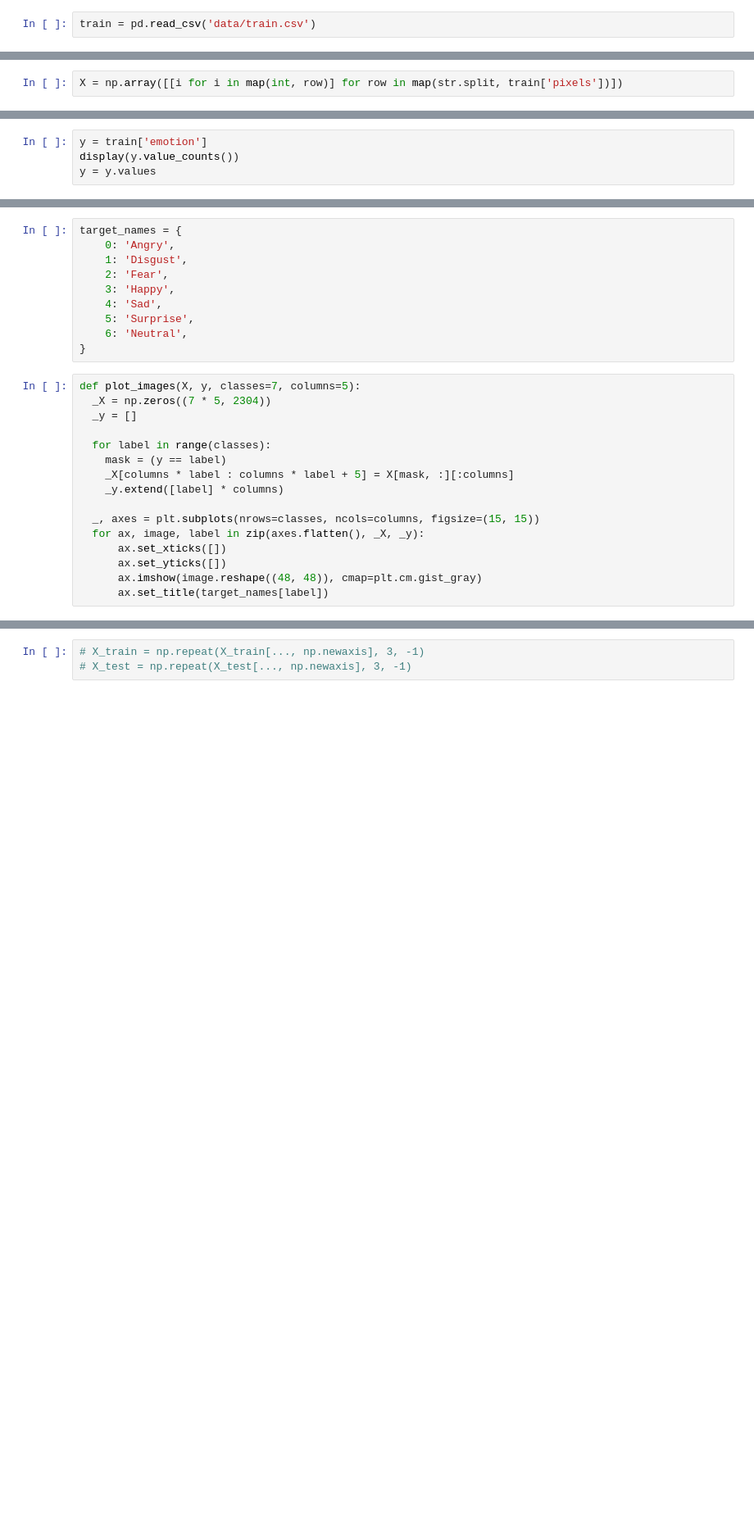
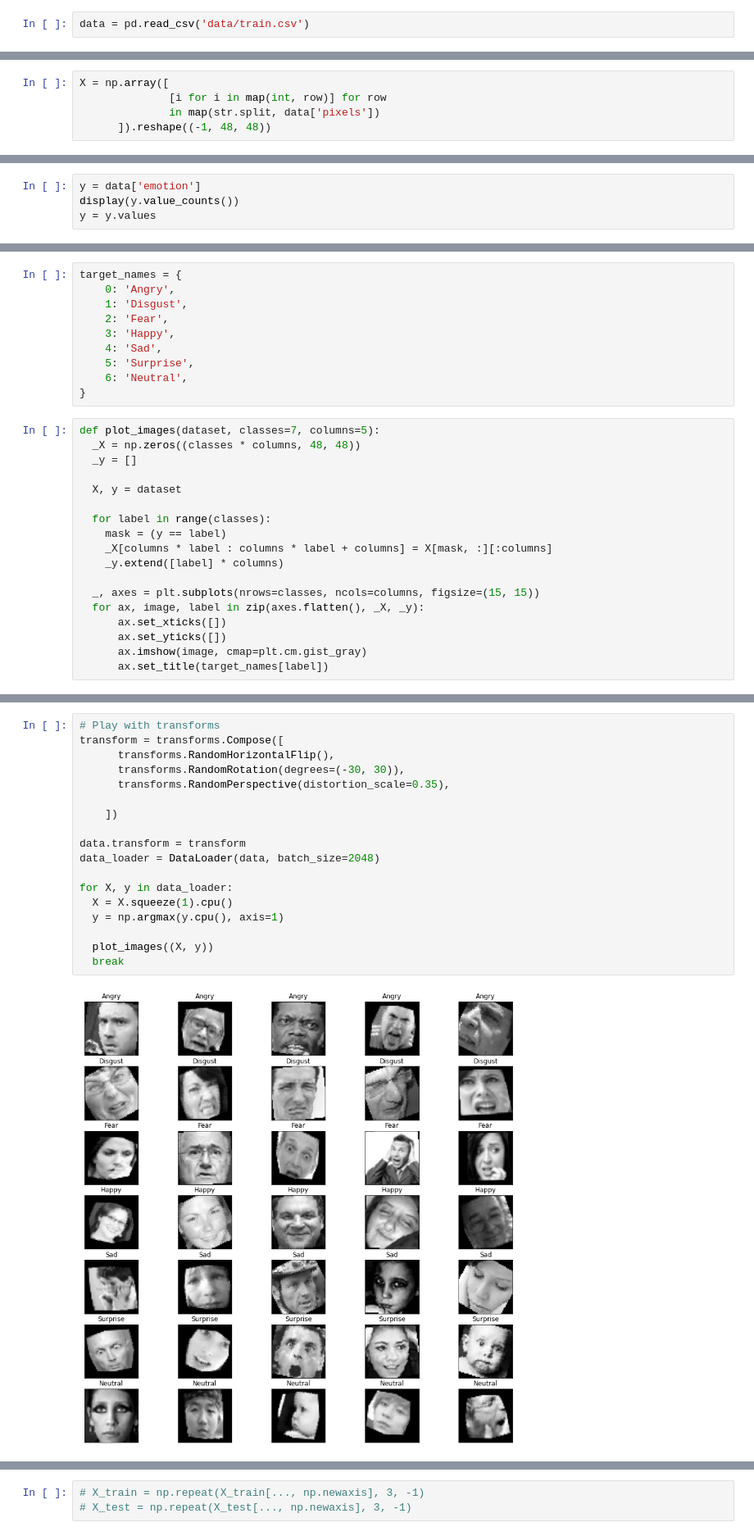
Before and after one commit to Stanislav-3/EmotionsClassifier, a Jupyter notebook: EmotionsClassifier.ipynb, the cells around one changed output, grey strips where cells are left out. Shown at 82% size. Drawn from its saved outputs; the diff is of its cells as text; blank space fills up the shorter version.

Commit message:
Add custom Dataset & improve DataLoader

```diff
--- a/EmotionsClassifier.ipynb
+++ b/EmotionsClassifier.ipynb
@@ -31,5 +34,5 @@ device(type='cuda')
 # %% [markdown]
 # Data extraction and preprocessing
 # %%
-train = pd.read_csv('data/train.csv')
+data = pd.read_csv('data/train.csv')
 # %%
@@ -56,7 +59,10 @@ Data columns (total 2 columns):
 dtypes: int64(1), object(1)
 memory usage: 448.7+ KB
 # %%
-X = np.array([[i for i in map(int, row)] for row in map(str.split, train['pixels'])])
+X = np.array([
+              [i for i in map(int, row)] for row
+              in map(str.split, data['pixels'])
+      ]).reshape((-1, 48, 48))
 # %%
 X
 # %% [output]
@@ -74,5 +90,5 @@ X.shape
 # %%
-y = train['emotion']
+y = data['emotion']
 display(y.value_counts())
 y = y.values
 # %% [output]
@@ -97,18 +161,20 @@ target_names = {
     6: 'Neutral',
 }
 # %%
-def plot_images(X, y, classes=7, columns=5):
-  _X = np.zeros((7 * 5, 2304))
+def plot_images(dataset, classes=7, columns=5):
+  _X = np.zeros((classes * columns, 48, 48))
   _y = []
+
+  X, y = dataset
 
   for label in range(classes):
     mask = (y == label)
-    _X[columns * label : columns * label + 5] = X[mask, :][:columns]
+    _X[columns * label : columns * label + columns] = X[mask, :][:columns]
     _y.extend([label] * columns)
 
   _, axes = plt.subplots(nrows=classes, ncols=columns, figsize=(15, 15))
   for ax, image, label in zip(axes.flatten(), _X, _y):
       ax.set_xticks([])
       ax.set_yticks([])
-      ax.imshow(image.reshape((48, 48)), cmap=plt.cm.gist_gray)
+      ax.imshow(image, cmap=plt.cm.gist_gray)
       ax.set_title(target_names[label])
@@ -118,0 +185,20 @@ plot_images(X, y)
+# %%
+# Play with transforms
+transform = transforms.Compose([
+      transforms.RandomHorizontalFlip(),
+      transforms.RandomRotation(degrees=(-30, 30)),
+      transforms.RandomPerspective(distortion_scale=0.35),
+
+    ])
+
+data.transform = transform
+data_loader = DataLoader(data, batch_size=2048)
+
+for X, y in data_loader:
+  X = X.squeeze(1).cpu()
+  y = np.argmax(y.cpu(), axis=1)
+
+  plot_images((X, y))
+  break
+# %% [output]
+[figure, added]
```
Also changed, not shown: parts of 21 cells of this notebook.
